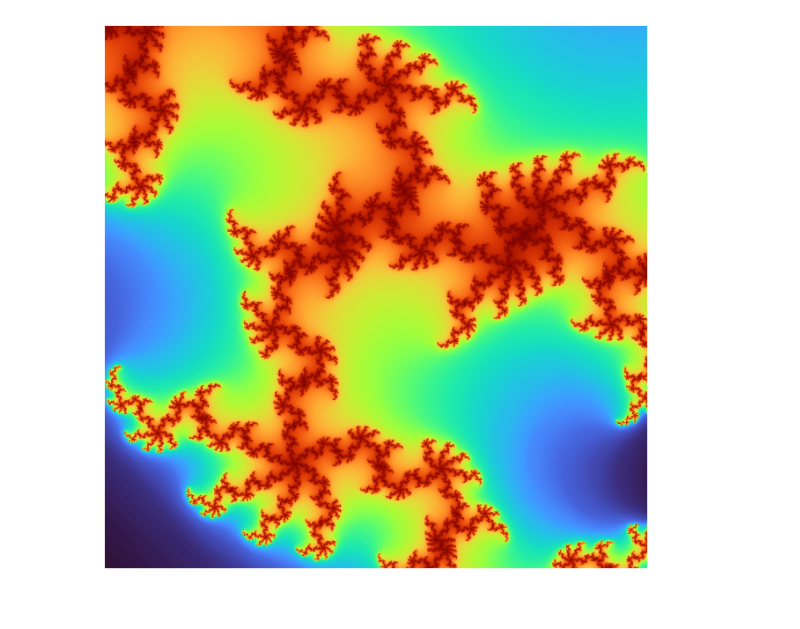
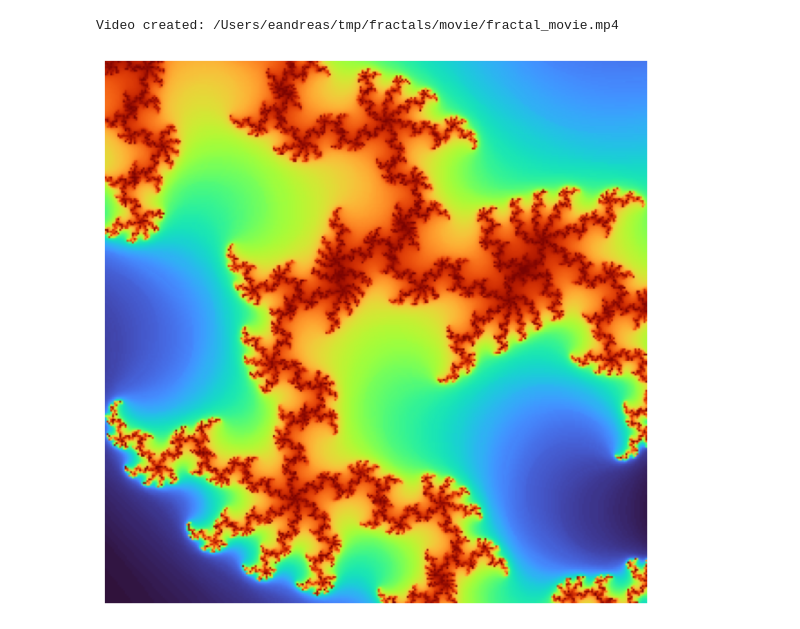
Before and after one commit to eandreas/fractalart, a Jupyter notebook: playgrounds/_fractal_movie.ipynb, the cells around one changed output. Drawn from its saved outputs; the diff is of its cells as text; code cells hidden in the pictures.

Commit message:
movie maker added

```diff
--- a/playgrounds/_fractal_movie.ipynb
+++ b/playgrounds/_fractal_movie.ipynb
@@ -62,13 +83,47 @@ def save_image(
+# %%
+fps = 30
+
+import cv2
+import glob
+import os
+
+# Folder containing the PNG files
+folder = '/Users/eandreas/tmp/fractals/movie/images'
+
+# Get list of files sorted numerically
+files = sorted(
+    glob.glob(os.path.join(folder, 'fractal_*.png')),
+    key=lambda x: int(os.path.splitext(os.path.basename(x))[0].replace('fractal_', ''))
+)
+
+# Read the first image to get the size
+frame = cv2.imread(files[0])
+height, width, layers = frame.shape
+size = (width, height)
+
+# Define the video writer
+out = cv2.VideoWriter('/Users/eandreas/tmp/fractals/movie/fractal_movie.mp4', cv2.VideoWriter_fourcc(*'mp4v'), fps, size)
+# 10 = frames per second, you can adjust
+
+# Write each frame
+for filename in files:
+    img = cv2.imread(filename)
+    out.write(img)
+
+# Release the video writer
+out.release()
+print("Video created: /Users/eandreas/tmp/fractals/movie/fractal_movie.mp4")
+# %% [output]
+Video created: /Users/eandreas/tmp/fractals/movie/fractal_movie.mp4
 # %%
 center = (0.42884, -0.231345)
 zoom = 78125
 
 m = Mandelbrot()
 m.set_zoom(zoom, center)
-m.max_iter = 1000
-m.resolution = (800, 800)
+m.resolution = (300, 300)
 image = m.render()
 m.equalize_histogram()
 m.plot()
 # %% [output]
-[figure, old version]
+[figure, new version]
```
Also changed, not shown: parts of 3 cells of this notebook, 1 other file.
